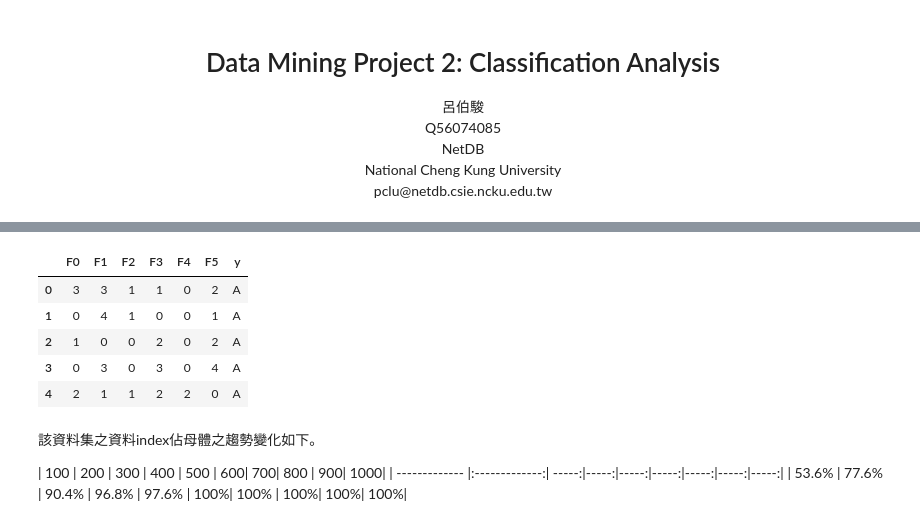
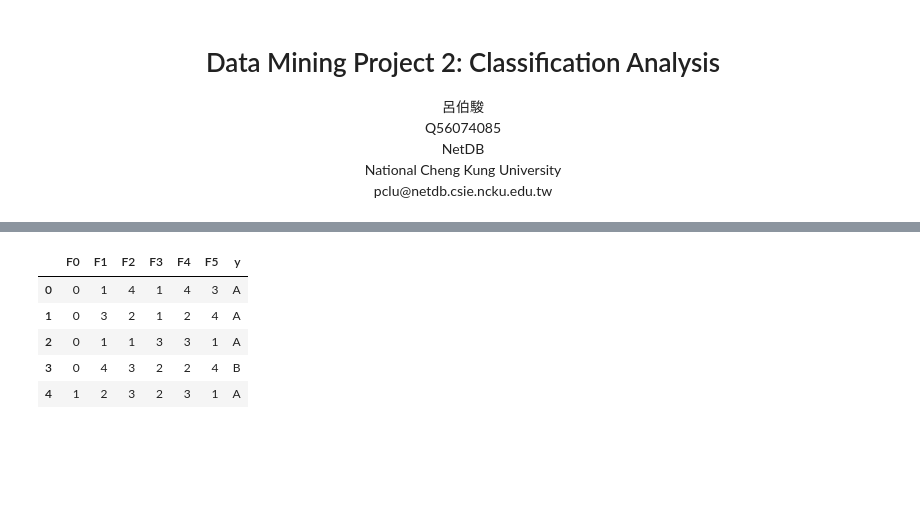
Before and after one commit to Sirius207/Classification-Analysis, a Jupyter notebook: Report.ipynb, the cells around one changed output, grey strips where cells are left out. Drawn from its saved outputs; the diff is of its cells as text; code cells hidden in the pictures; blank space fills up the shorter version.

```diff
--- a/Report.ipynb
+++ b/Report.ipynb
@@ -64,18 +67,12 @@
 資料範例如下： 其中 F0~F2 為有效欄位，F3~F5為無效欄位，y為分類。
 # %%
 import pandas as pd
-data = pd.read_csv('data/50/r3_f3_c5/training.csv')
+data = pd.read_csv('data/30/r3_f3_c5/training.csv')
 data.head()
 # %% [output]
 |  | F0 | F1 | F2 | F3 | F4 | F5 | y |
-| 0 | 3 | 3 | 1 | 1 | 0 | 2 | A |
-| 1 | 0 | 4 | 1 | 0 | 0 | 1 | A |
-| 2 | 1 | 0 | 0 | 2 | 0 | 2 | A |
-| 3 | 0 | 3 | 0 | 3 | 0 | 4 | A |
-| 4 | 2 | 1 | 1 | 2 | 2 | 0 | A |
+| 0 | 0 | 1 | 4 | 1 | 4 | 3 | A |
+| 1 | 0 | 3 | 2 | 1 | 2 | 4 | A |
+| 2 | 0 | 1 | 1 | 3 | 3 | 1 | A |
+| 3 | 0 | 4 | 3 | 2 | 2 | 4 | B |
+| 4 | 1 | 2 | 3 | 2 | 3 | 1 | A |
-# %% [markdown]
-該資料集之資料index佔母體之趨勢變化如下。
-
-| 100 | 200 | 300 | 400 | 500 | 600| 700| 800 | 900| 1000|
-| ------------- |:-------------:| -----:|-----:|-----:|-----:|-----:|-----:|-----:|
-| 53.6% | 77.6% | 90.4% | 96.8% | 97.6% | 100%| 100% | 100%| 100%| 100%|
```
Also changed, not shown: parts of 9 cells of this notebook.
